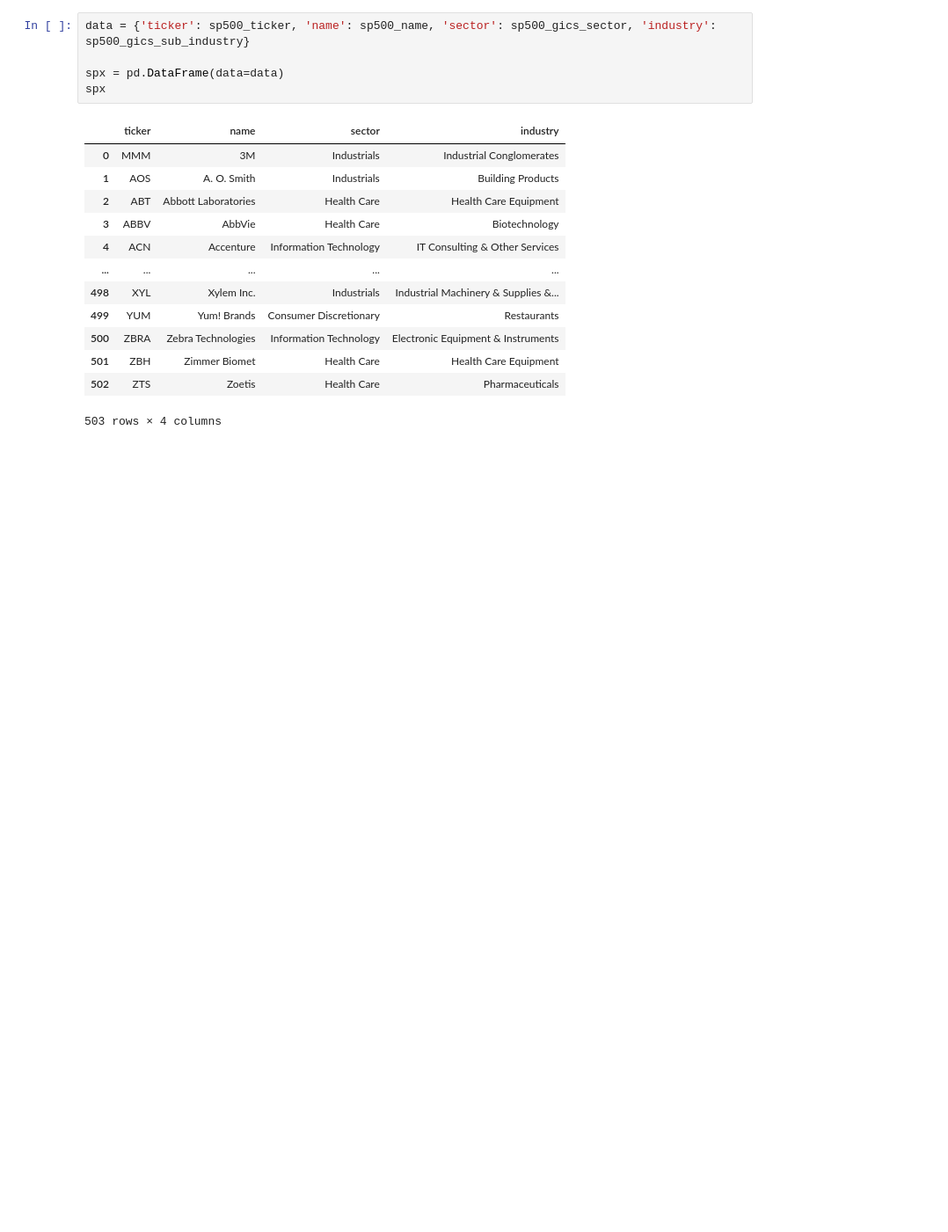
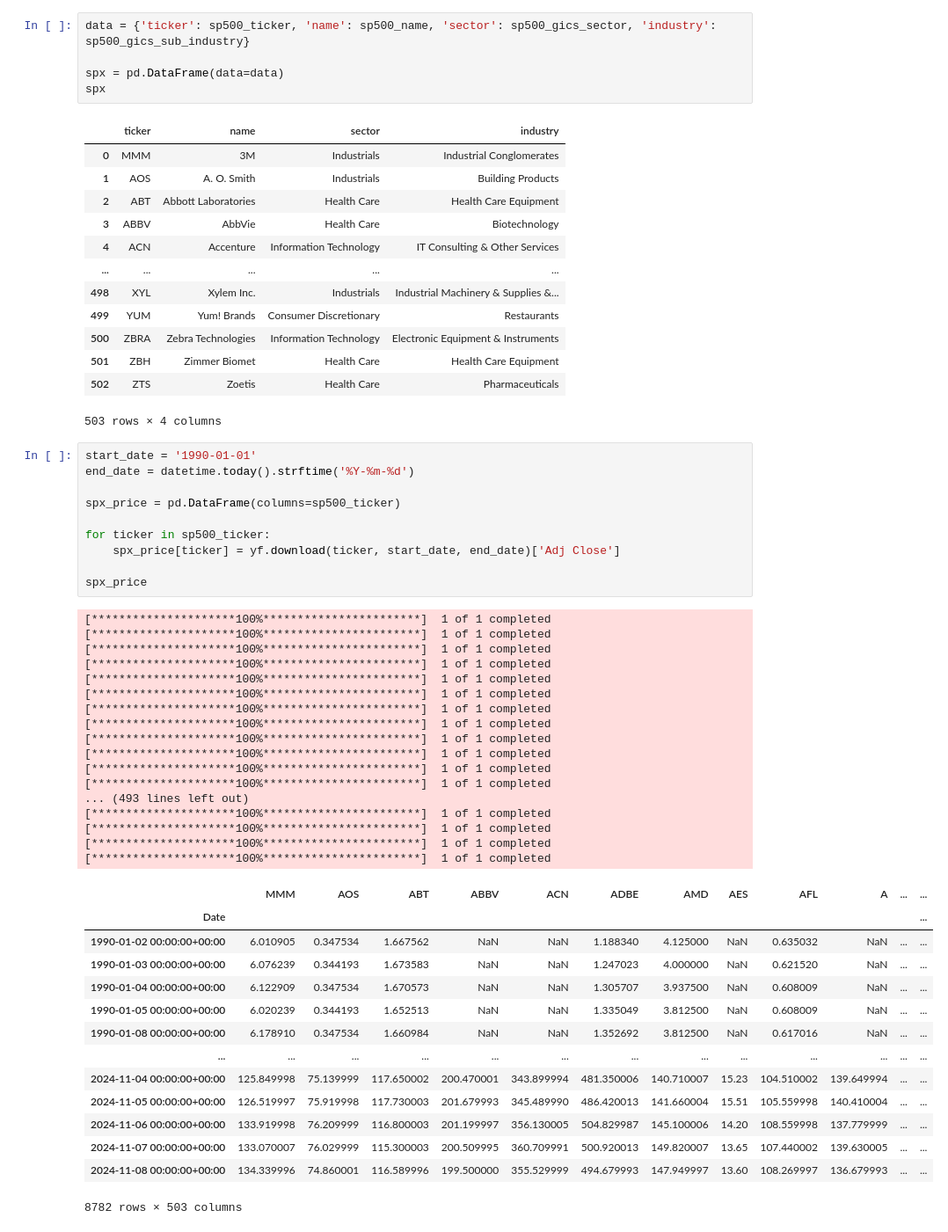
Before and after one commit to hari-dharan/hbt, a Jupyter notebook: notebooks/sp500.ipynb, the cells around one changed output. Shown at 88% size. Saved outputs shown, nothing was run; the diff lists cells and outputs as text; blank space fills up the shorter version.

```diff
--- a/notebooks/sp500.ipynb
+++ b/notebooks/sp500.ipynb
@@ -52,3 +53,45 @@ spx
 | 501 | ZBH | Zimmer Biomet | Health Care | Health Care Equipment |
 | 502 | ZTS | Zoetis | Health Care | Pharmaceuticals |
 503 rows × 4 columns
+# %%
+start_date = '1990-01-01'
+end_date = datetime.today().strftime('%Y-%m-%d')
+
+spx_price = pd.DataFrame(columns=sp500_ticker)
+
+for ticker in sp500_ticker:
+    spx_price[ticker] = yf.download(ticker, start_date, end_date)['Adj Close']
+
+spx_price
+# %% [output]
+[*********************100%***********************]  1 of 1 completed
+[*********************100%***********************]  1 of 1 completed
+[*********************100%***********************]  1 of 1 completed
+[*********************100%***********************]  1 of 1 completed
+[*********************100%***********************]  1 of 1 completed
+[*********************100%***********************]  1 of 1 completed
+[*********************100%***********************]  1 of 1 completed
+[*********************100%***********************]  1 of 1 completed
+[*********************100%***********************]  1 of 1 completed
+[*********************100%***********************]  1 of 1 completed
+[*********************100%***********************]  1 of 1 completed
+[*********************100%***********************]  1 of 1 completed
+... (493 lines left out)
+[*********************100%***********************]  1 of 1 completed
+[*********************100%***********************]  1 of 1 completed
+[*********************100%***********************]  1 of 1 completed
+[*********************100%***********************]  1 of 1 completed
+|  | MMM | AOS | ABT | ABBV | ACN | ADBE | AMD | AES | AFL | A | ... | ... |
+| Date |  |  |  |  |  |  |  |  |  |  |  | ... |
+| 1990-01-02 00:00:00+00:00 | 6.010905 | 0.347534 | 1.667562 | NaN | NaN | 1.188340 | 4.125000 | NaN | 0.635032 | NaN | ... | ... |
+| 1990-01-03 00:00:00+00:00 | 6.076239 | 0.344193 | 1.673583 | NaN | NaN | 1.247023 | 4.000000 | NaN | 0.621520 | NaN | ... | ... |
+| 1990-01-04 00:00:00+00:00 | 6.122909 | 0.347534 | 1.670573 | NaN | NaN | 1.305707 | 3.937500 | NaN | 0.608009 | NaN | ... | ... |
+| 1990-01-05 00:00:00+00:00 | 6.020239 | 0.344193 | 1.652513 | NaN | NaN | 1.335049 | 3.812500 | NaN | 0.608009 | NaN | ... | ... |
+| 1990-01-08 00:00:00+00:00 | 6.178910 | 0.347534 | 1.660984 | NaN | NaN | 1.352692 | 3.812500 | NaN | 0.617016 | NaN | ... | ... |
+| ... | ... | ... | ... | ... | ... | ... | ... | ... | ... | ... | ... | ... |
+| 2024-11-04 00:00:00+00:00 | 125.849998 | 75.139999 | 117.650002 | 200.470001 | 343.899994 | 481.350006 | 140.710007 | 15.23 | 104.510002 | 139.649994 | ... | ... |
+| 2024-11-05 00:00:00+00:00 | 126.519997 | 75.919998 | 117.730003 | 201.679993 | 345.489990 | 486.420013 | 141.660004 | 15.51 | 105.559998 | 140.410004 | ... | ... |
+| 2024-11-06 00:00:00+00:00 | 133.919998 | 76.209999 | 116.800003 | 201.199997 | 356.130005 | 504.829987 | 145.100006 | 14.20 | 108.559998 | 137.779999 | ... | ... |
+| 2024-11-07 00:00:00+00:00 | 133.070007 | 76.029999 | 115.300003 | 200.509995 | 360.709991 | 500.920013 | 149.820007 | 13.65 | 107.440002 | 139.630005 | ... | ... |
+| 2024-11-08 00:00:00+00:00 | 134.339996 | 74.860001 | 116.589996 | 199.500000 | 355.529999 | 494.679993 | 147.949997 | 13.60 | 108.269997 | 136.679993 | ... | ... |
+8782 rows × 503 columns
```
Also changed, not shown: parts of 5 cells of this notebook.
